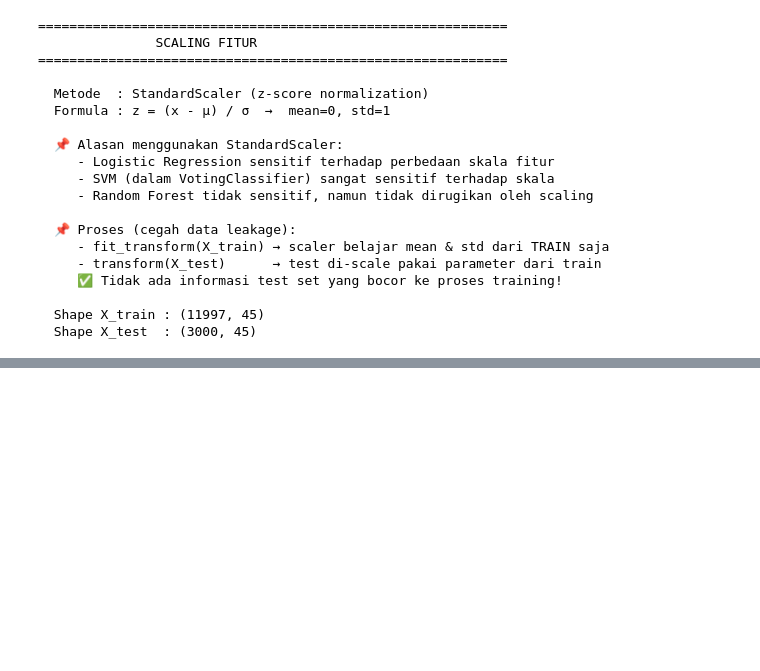
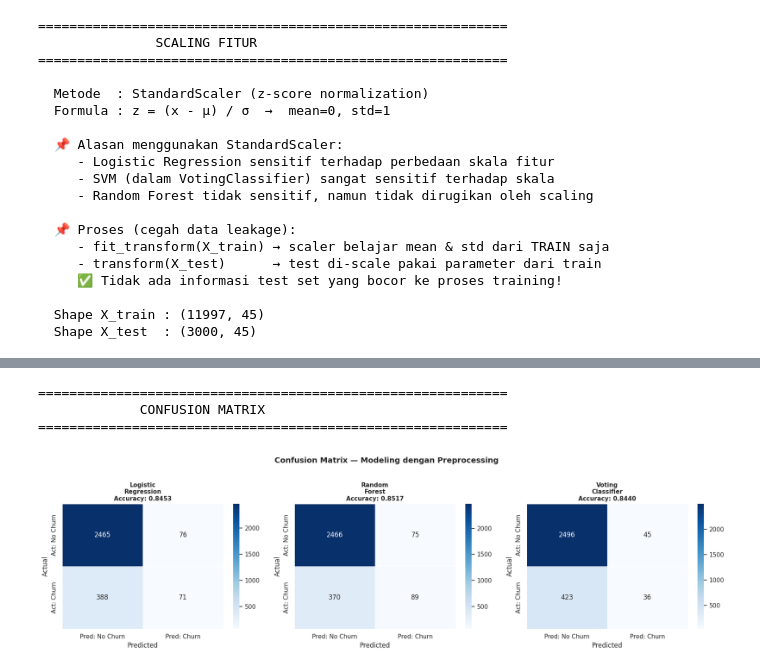
Before and after one commit to Rani1717/UAS-Bengkel-Koding-DataScience, a Jupyter notebook: notebook/UAS_BENGKOD.ipynb, the cells around one changed output, grey strips where cells are left out. Saved outputs shown, nothing was run; the diff lists cells and outputs as text; code cells hidden in the pictures; blank space fills up the shorter version.

```diff
--- a/notebook/UAS_BENGKOD.ipynb
+++ b/notebook/UAS_BENGKOD.ipynb
@@ -1136,0 +1277,32 @@ print(f"  Shape X_test  : {X_test_p.shape}")
+# %%
+print("=" * 60)
+print("             CONFUSION MATRIX")
+print("=" * 60)
+
+fig, axes = plt.subplots(1, 3, figsize=(18, 5))
+short_names = ['Logistic\nRegression', 'Random\nForest', 'Voting\nClassifier']
+
+for ax, (name, model), short in zip(axes, models_prep.items(), short_names):
+    y_pred = model.predict(X_test_p)
+    cm     = confusion_matrix(y_test_p, y_pred)
+    sns.heatmap(
+        cm, annot=True, fmt='d', cmap='Blues',
+        xticklabels=['Pred: No Churn', 'Pred: Churn'],
+        yticklabels=['Act: No Churn', 'Act: Churn'],
+        ax=ax, linewidths=0.5
+    )
+    acc = accuracy_score(y_test_p, y_pred)
+    ax.set_title(f'{short}\nAccuracy: {acc:.4f}',
+                 fontsize=11, fontweight='bold')
+    ax.set_ylabel('Actual')
+    ax.set_xlabel('Predicted')
+
+plt.suptitle('Confusion Matrix — Modeling dengan Preprocessing',
+             fontsize=14, fontweight='bold', y=1.02)
+plt.tight_layout()
+plt.show()
+# %% [output]
+============================================================
+             CONFUSION MATRIX
+============================================================
+[figure, added]
```
Also changed, not shown: parts of 14 cells of this notebook.
